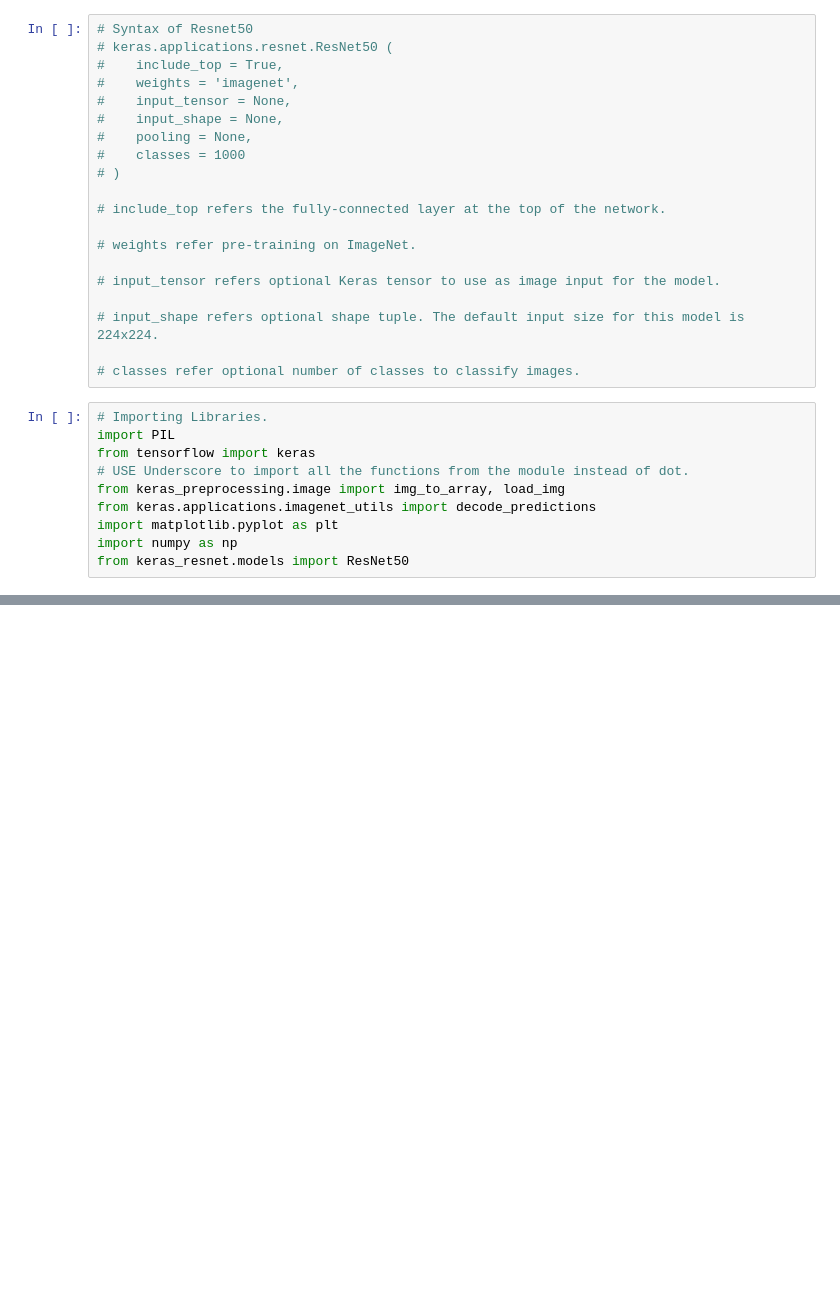
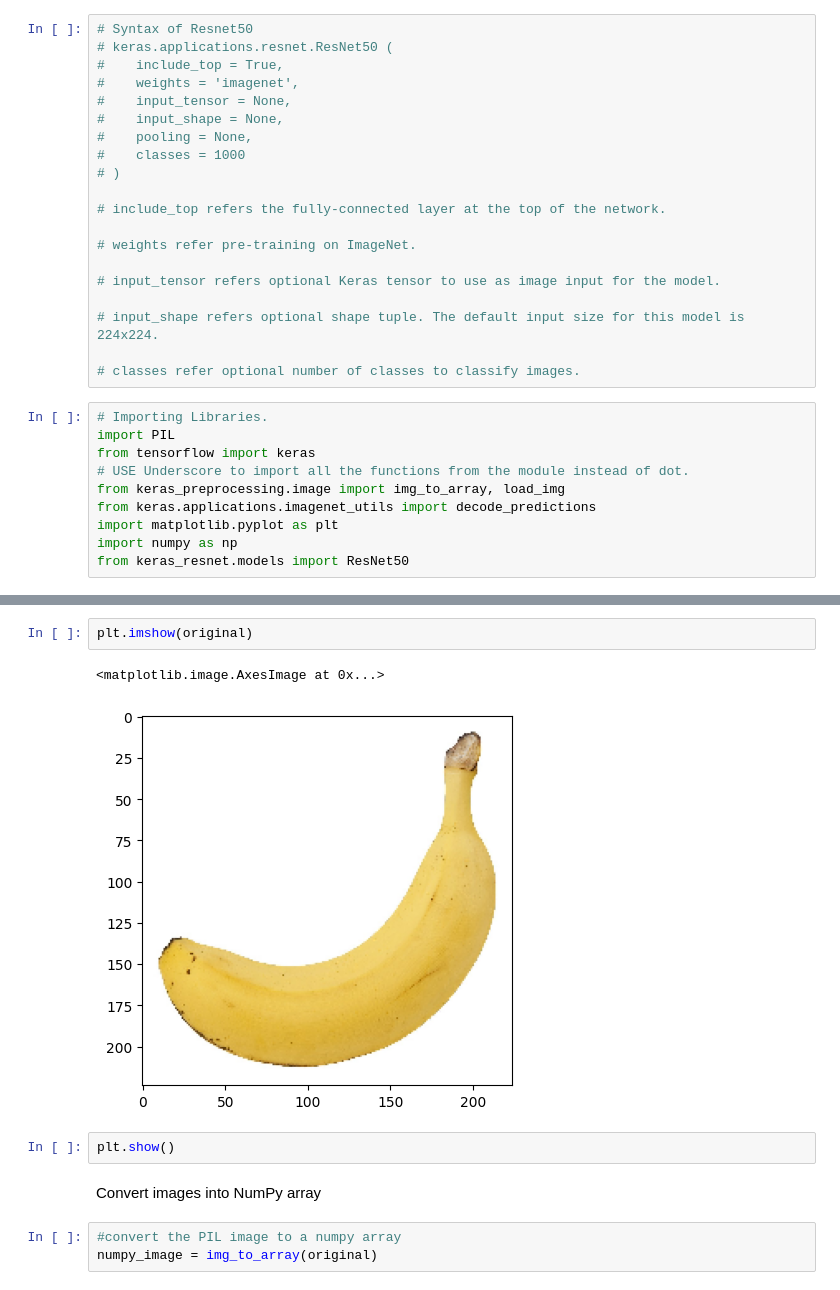
Before and after one commit to Haroon-Zafar/Prediction-using-ResNet-Model, a Jupyter notebook: resNetPredictionNotebook.ipynb, the cells around one changed output, grey strips where cells are left out. Cells and saved outputs as stored; diff of their text form; blank space fills up the shorter version.

```diff
--- a/resNetPredictionNotebook.ipynb
+++ b/resNetPredictionNotebook.ipynb
@@ -30,0 +53,12 @@ from keras_resnet.models import ResNet50
+# %%
+plt.imshow(original)
+# %% [output]
+<matplotlib.image.AxesImage at 0x...>
+[figure, added]
+# %%
+plt.show()
+# %% [markdown]
+Convert images into NumPy array
+# %%
+#convert the PIL image to a numpy array
+numpy_image = img_to_array(original)
```
Also changed, not shown: parts of 9 cells of this notebook, 1 other file.
